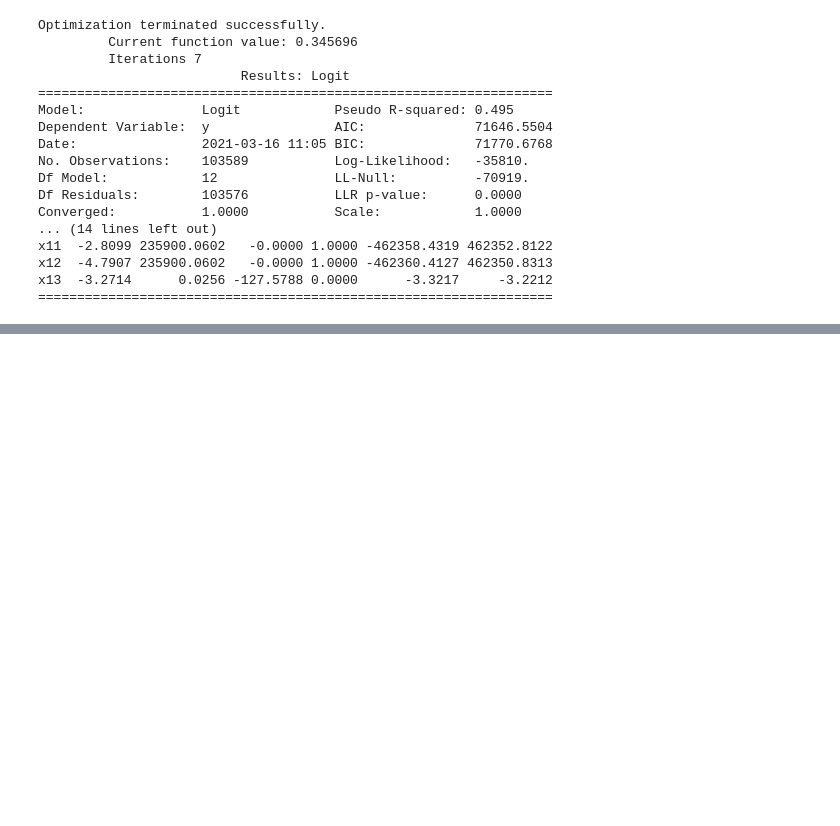
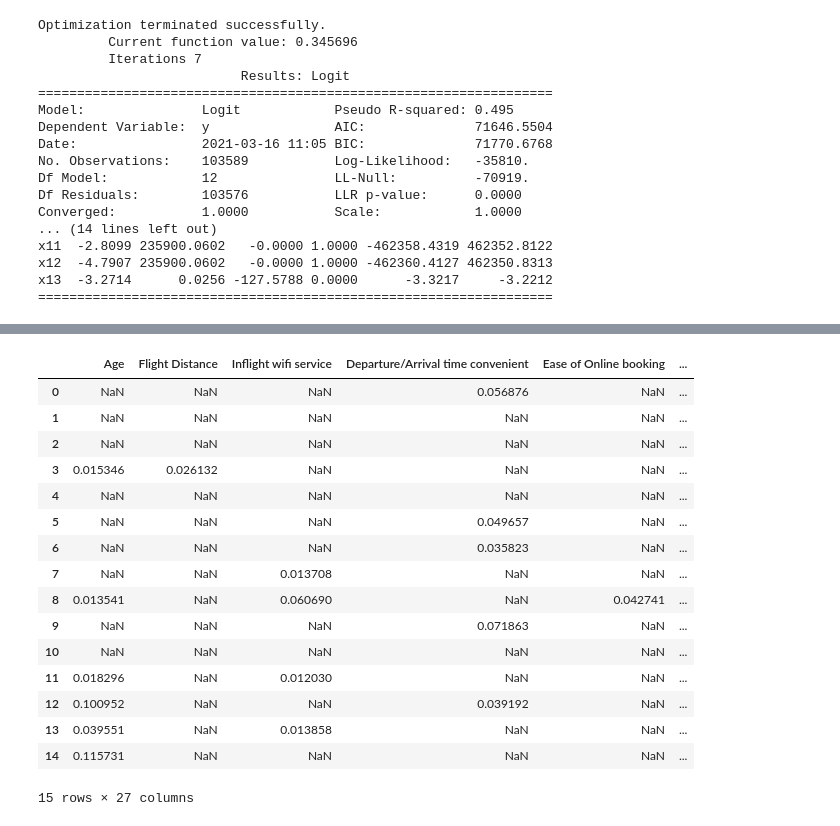
Before and after one commit to gpala7077/Classifying_Airline_Customer_Satisfication, a Jupyter notebook: Final_Project_logistic_regression.ipynb, the cells around one changed output, grey strips where cells are left out. Drawn from its saved outputs; the diff is of its cells as text; code cells hidden in the pictures; blank space fills up the shorter version.

```diff
--- a/Final_Project_logistic_regression.ipynb
+++ b/Final_Project_logistic_regression.ipynb
@@ -273,0 +271,22 @@ ValueError: X has 27 features per sample; expecting 15
+# %%
+loadings = pca.components_.T * np.sqrt(pca.explained_variance_)
+loadings = pd.DataFrame(loadings.T,columns=feature_names)
+loadings[loadings > .01]
+# %% [output]
+|  | Age | Flight Distance | Inflight wifi service | Departure/Arrival time convenient | Ease of Online booking | ... |
+| 0 | NaN | NaN | NaN | 0.056876 | NaN | ... |
+| 1 | NaN | NaN | NaN | NaN | NaN | ... |
+| 2 | NaN | NaN | NaN | NaN | NaN | ... |
+| 3 | 0.015346 | 0.026132 | NaN | NaN | NaN | ... |
+| 4 | NaN | NaN | NaN | NaN | NaN | ... |
+| 5 | NaN | NaN | NaN | 0.049657 | NaN | ... |
+| 6 | NaN | NaN | NaN | 0.035823 | NaN | ... |
+| 7 | NaN | NaN | 0.013708 | NaN | NaN | ... |
+| 8 | 0.013541 | NaN | 0.060690 | NaN | 0.042741 | ... |
+| 9 | NaN | NaN | NaN | 0.071863 | NaN | ... |
+| 10 | NaN | NaN | NaN | NaN | NaN | ... |
+| 11 | 0.018296 | NaN | 0.012030 | NaN | NaN | ... |
+| 12 | 0.100952 | NaN | NaN | 0.039192 | NaN | ... |
+| 13 | 0.039551 | NaN | 0.013858 | NaN | NaN | ... |
+| 14 | 0.115731 | NaN | NaN | NaN | NaN | ... |
+15 rows × 27 columns
```
Also changed, not shown: parts of 1 cell of this notebook, 37 other files.
